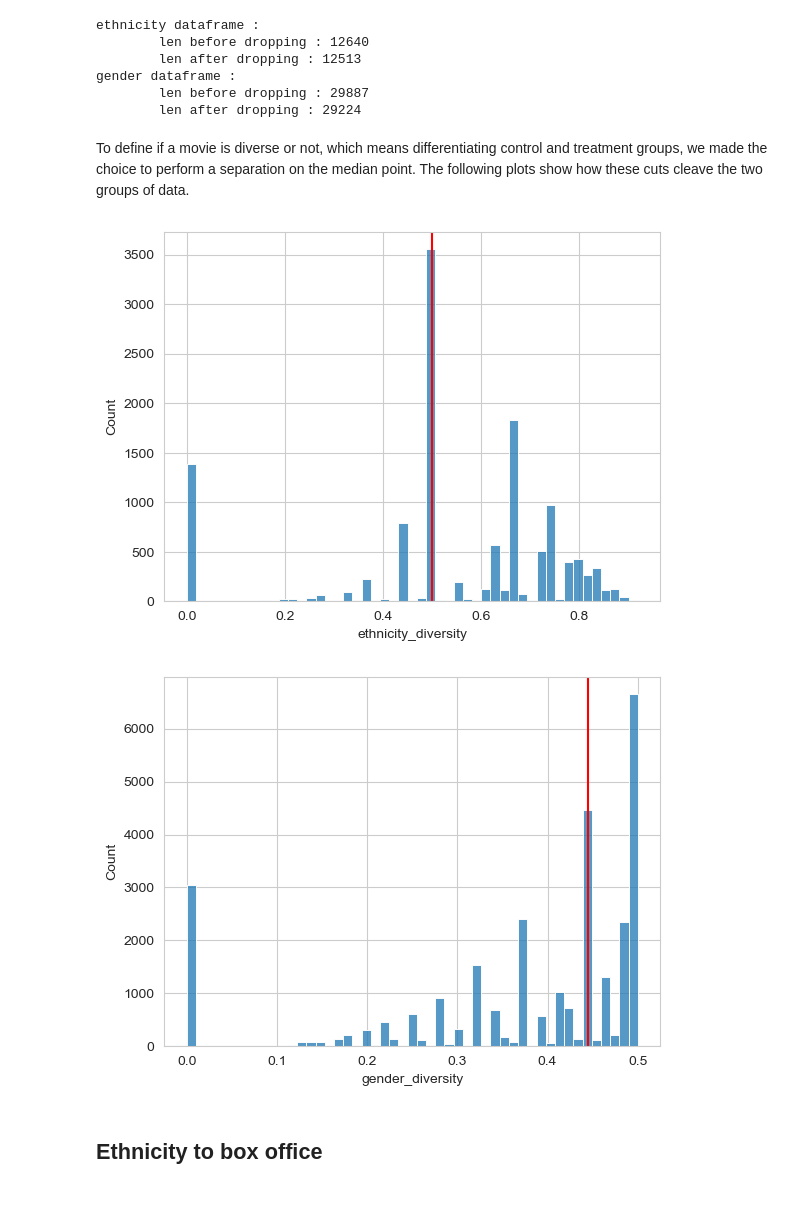
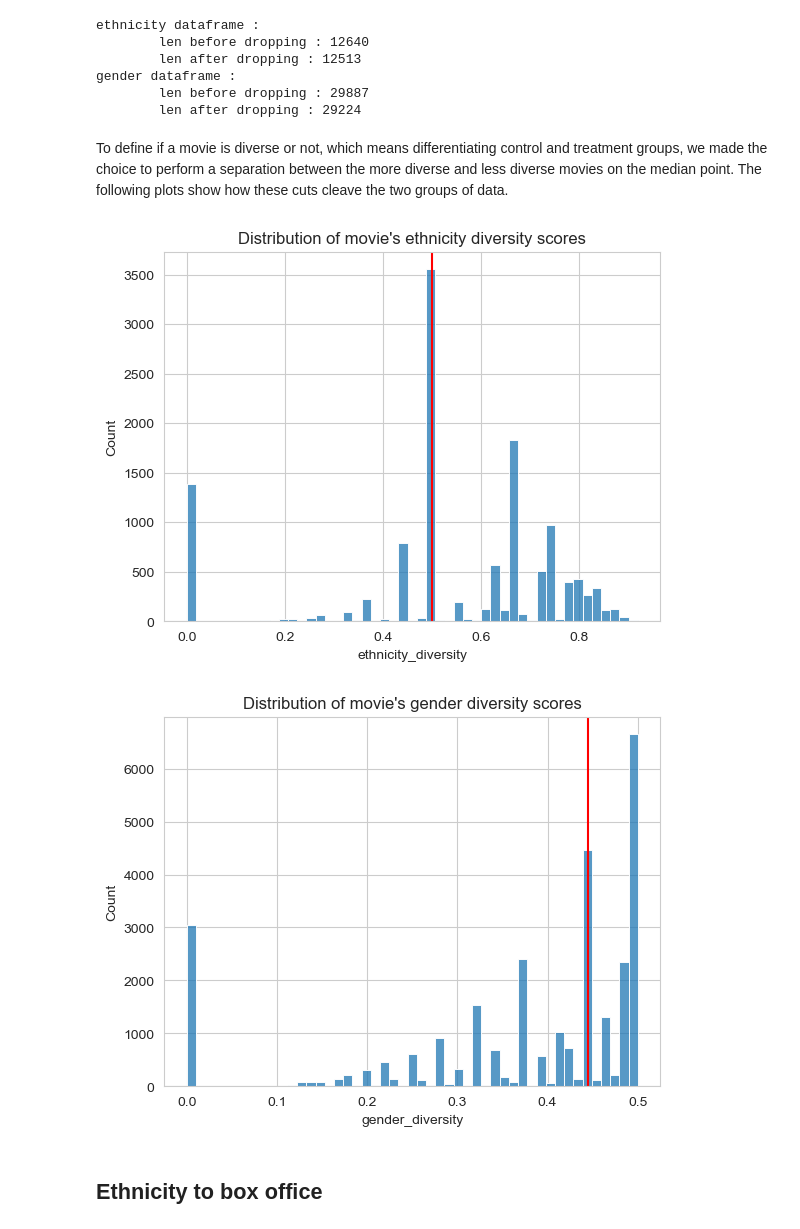
Before and after one commit to epfl-ada/ada-2023-project-analytixxperts2023, a Jupyter notebook: milestoneP3.ipynb, the cells around one changed output. Saved outputs shown, nothing was run; the diff lists cells and outputs as text; code cells hidden in the pictures; blank space fills up the shorter version.

```diff
--- a/milestoneP3.ipynb
+++ b/milestoneP3.ipynb
@@ -35,8 +49,8 @@ ethnicity_diversity_df.head()
 # %%
 #Filter out movies with no release year
-enthnicity_df_filtered = ethnicity_diversity_df.dropna(subset='movie_release_year').copy()
+ethnicity_df_filtered = ethnicity_diversity_df.dropna(subset='movie_release_year').copy()
 gender_df_filtered = gender_diverity_df.dropna(subset='movie_release_year').copy()
-print('ethnicity dataframe : \n\tlen before dropping : {}\n\tlen after dropping : {}'.format(len(ethnicity_diversity_df),len(enthnicity_df_filtered)))
+print('ethnicity dataframe : \n\tlen before dropping : {}\n\tlen after dropping : {}'.format(len(ethnicity_diversity_df),len(ethnicity_df_filtered)))
 print('gender dataframe : \n\tlen before dropping : {}\n\tlen after dropping : {}'.format(len(gender_diverity_df),len(gender_df_filtered)))
 # %% [output]
 ethnicity dataframe :
@@ -244,19 +285,23 @@ def compute_results(balanced_df, perf_var, diversity_var):
 # %% [markdown]
-To define if a movie is diverse or not, which means differentiating control and treatment groups, we made the choice to perform a separation on the median point. The following plots show how these cuts cleave the two groups of data.
+To define if a movie is diverse or not, which means differentiating control and treatment groups, we made the choice to perform a separation between the more diverse and less diverse movies on the median point. The following plots show how these cuts cleave the two groups of data.
 # %%
-sns.histplot(data = enthnicity_df_filtered,x='ethnicity_diversity')
-threshold_ethnicity = enthnicity_df_filtered['ethnicity_diversity'].median()
+# Plots distribution of simpson ethnicity diversity scores and the median line that differenciates less/more diverse groups
+sns.histplot(data = ethnicity_df_filtered,x='ethnicity_diversity')
+threshold_ethnicity = ethnicity_df_filtered['ethnicity_diversity'].median()
 plt.axvline(x=threshold_ethnicity,c='red')
+plt.title('Distribution of movie\'s ethnicity diversity scores')
 plt.show()
 # %% [output]
-[figure, old version]
+[figure, new version]
 # %%
+# Plots distribution of simpson gender diversity scores and the median line that differenciates less/more diverse groups
 sns.histplot(data = gender_df_filtered,x='gender_diversity')
-threshold_gender = gender_df_filtered['gender_diversity'].median() # TODO: replace with 0.3
+threshold_gender = gender_df_filtered['gender_diversity'].median()
 plt.axvline(x=threshold_gender,c='red')
+plt.title('Distribution of movie\'s gender diversity scores')
 plt.show()
 # %% [output]
-[figure, old version]
+[figure, new version]
 # %% [markdown]
 ## Ethnicity to box office
 # %% [markdown]
```
Also changed, not shown: parts of 12 cells of this notebook.
